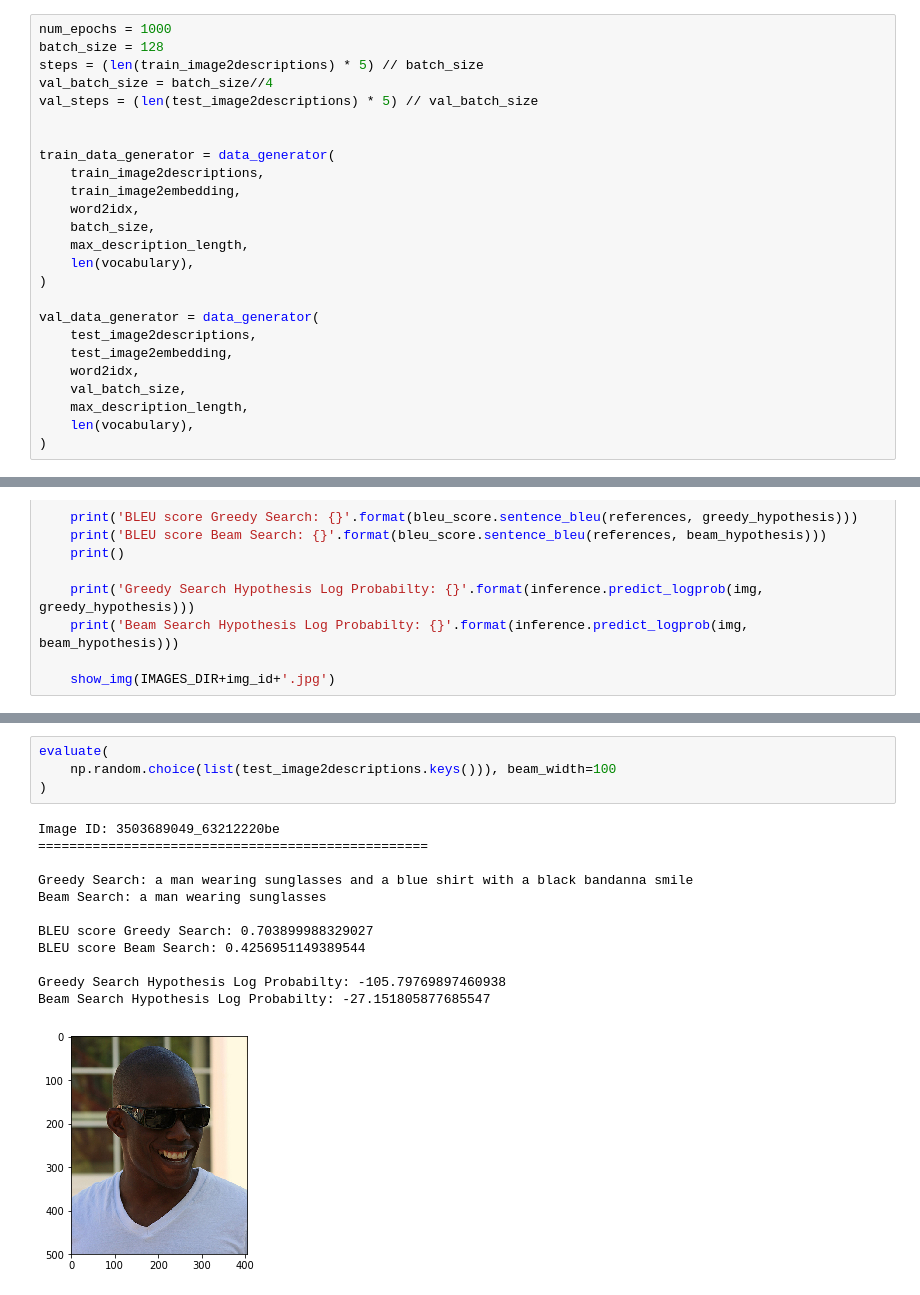
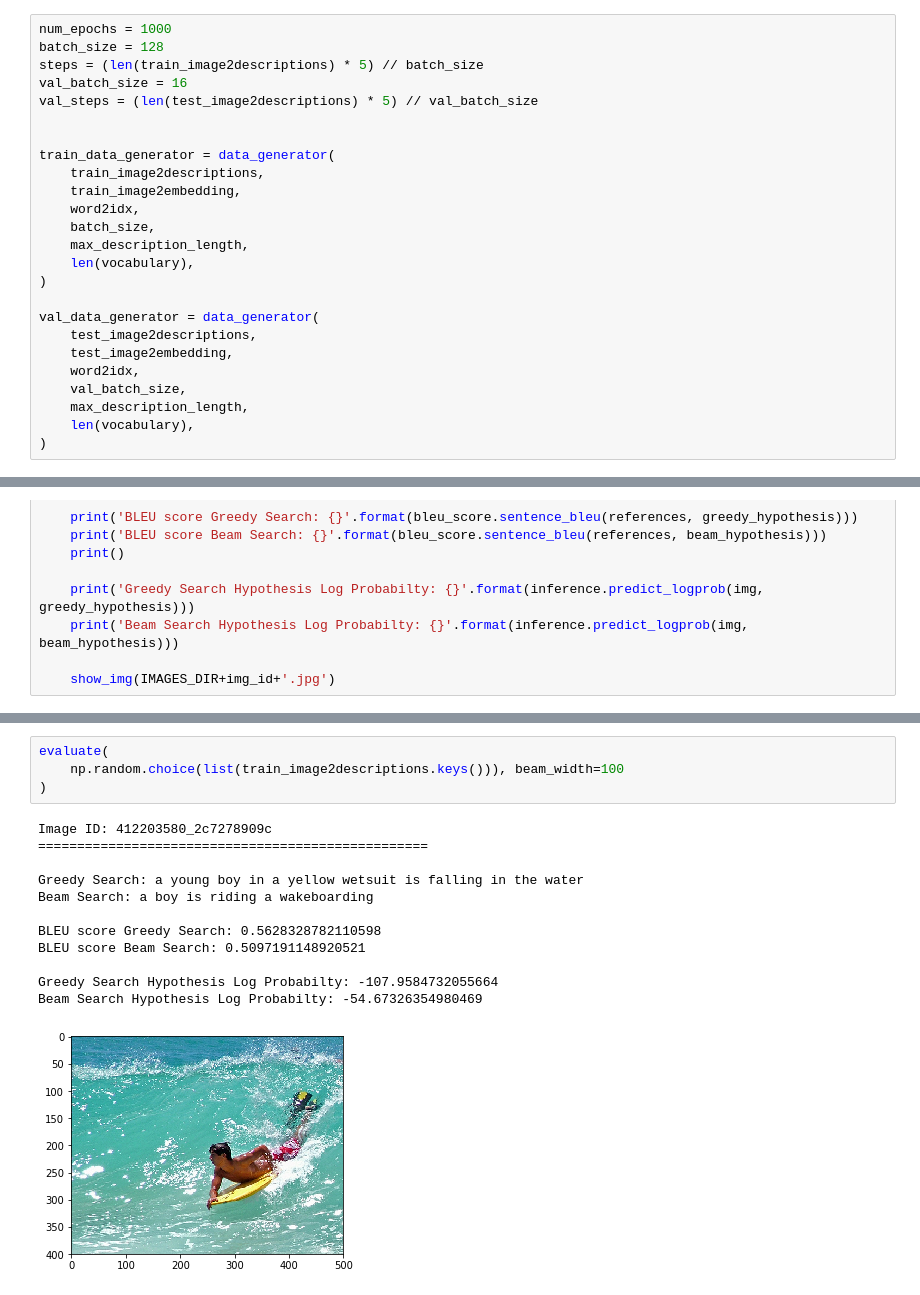
Before and after one commit to VIVelev/Image-Captioning, a Jupyter notebook: src/notebooks/train-eval.ipynb, the cells around one changed output, grey strips where cells are left out. Saved outputs shown, nothing was run; the diff lists cells and outputs as text.

```diff
--- a/src/notebooks/train-eval.ipynb
+++ b/src/notebooks/train-eval.ipynb
@@ -259,7 +262,7 @@ neural_image_captioning.model.compile(Adam(1e-5), loss='categorical_crossentropy
 num_epochs = 1000
 batch_size = 128
 steps = (len(train_image2descriptions) * 5) // batch_size
-val_batch_size = batch_size//4
+val_batch_size = 16
 val_steps = (len(test_image2descriptions) * 5) // val_batch_size
 
 
@@ -404,19 +420,19 @@ Beam Search Hypothesis Log Probabilty: -44.166900634765625
 # %%
 evaluate(
-    np.random.choice(list(test_image2descriptions.keys())), beam_width=100
+    np.random.choice(list(train_image2descriptions.keys())), beam_width=100
 )
 # %% [output]
-Image ID: 3503689049_63212220be
+Image ID: 412203580_2c7278909c
 ==================================================
 
-Greedy Search: a man wearing sunglasses and a blue shirt with a black bandanna smile
-Beam Search: a man wearing sunglasses
+Greedy Search: a young boy in a yellow wetsuit is falling in the water
+Beam Search: a boy is riding a wakeboarding
 
-BLEU score Greedy Search: 0.703899988329027
-BLEU score Beam Search: 0.4256951149389544
+BLEU score Greedy Search: 0.5628328782110598
+BLEU score Beam Search: 0.5097191148920521
 
-Greedy Search Hypothesis Log Probabilty: -105.79769897460938
-Beam Search Hypothesis Log Probabilty: -27.151805877685547
+Greedy Search Hypothesis Log Probabilty: -107.9584732055664
+Beam Search Hypothesis Log Probabilty: -54.67326354980469
-[figure, old version]
+[figure, new version]
 # %%
 evaluate(
```
Also changed, not shown: parts of 9 cells of this notebook.
